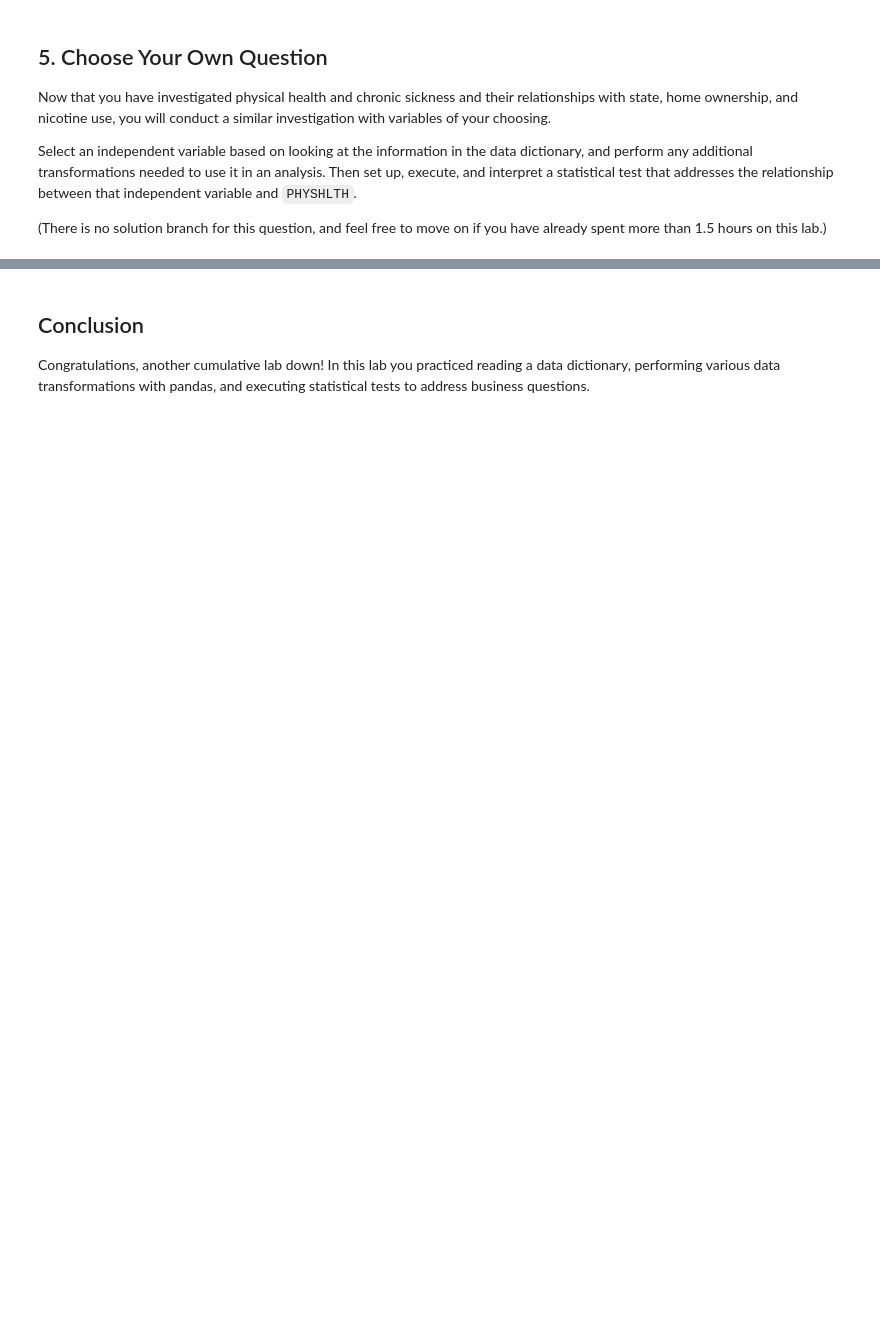
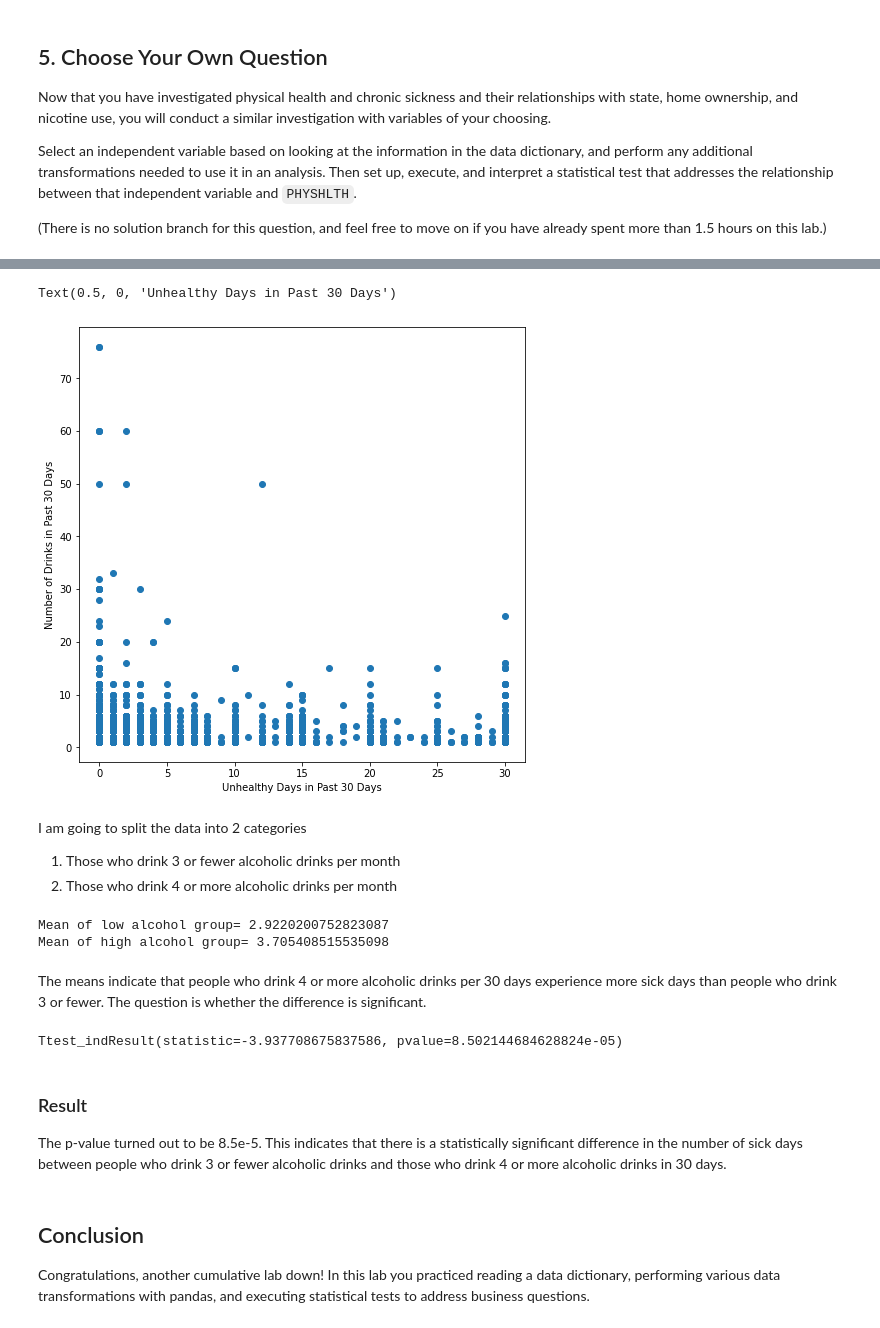
Before and after one commit to daviderics/dsc-hypothesis-testing-lab, a Jupyter notebook: index.ipynb, the cells around one changed output, grey strips where cells are left out. Saved outputs shown, nothing was run; the diff lists cells and outputs as text; code cells hidden in the pictures; blank space fills up the shorter version.

```diff
--- a/index.ipynb
+++ b/index.ipynb
@@ -424,3 +598,46 @@ Select an independent variable based on looking at the information in the data d
+# %%
+# I also just want to check out a scatter plot of PHYSHLTH vs AVEDRNK2
+fig, ax = plt.subplots( figsize = (8,8))
+
+ax.scatter(df.PHYSHLTH, df.AVEDRNK2)
+ax.set_ylabel('Number of Drinks in Past 30 Days')
+ax.set_xlabel('Unhealthy Days in Past 30 Days')
+# %% [output]
+Text(0.5, 0, 'Unhealthy Days in Past 30 Days')
+[figure, added]
+# %% [markdown]
+I am going to split the data into 2 categories
+1. Those who drink 3 or fewer alcoholic drinks per month
+2. Those who drink 4 or more alcoholic drinks per month
+# %%
+# Create new column
+# 1 means person drank 4 or more alcoholic drinks in the last 30 days
+# 0 means 3 or less
+df["DRINK_LOTS"] = 1*(df.AVEDRNK2 >= 4)
+
+df_low_alcohol = df[df.DRINK_LOTS == 0]['PHYSHLTH']
+df_high_alcohol = df[df.DRINK_LOTS == 1]['PHYSHLTH']
+
+print('Mean of low alcohol group=', df_low_alcohol.mean())
+print('Mean of high alcohol group=', df_high_alcohol.mean())
+# %% [output]
+Mean of low alcohol group= 2.9220200752823087
+Mean of high alcohol group= 3.705408515535098
+# %% [markdown]
+The means indicate that people who drink 4 or more alcoholic drinks per 30 days experience more sick days than people who drink 3 or fewer. The question is whether the difference is significant.
+# %%
+"""
+I am going to use a t-test because there are two categories of numerical data.
+Null Hypothesis (H_0): There is no difference in the mean number of sick days between people who drink 3 or fewer alcoholic
+drinks and those who drink 4 or more.
+Alternative Hypothesis (H_a): There IS a difference in the mean number of sick days between the two groups.
+"""
+stats.ttest_ind(df_low_alcohol, df_high_alcohol, equal_var = False)
+# %% [output]
+Ttest_indResult(statistic=-3.937708675837586, pvalue=8.502144684628824e-05)
+# %% [markdown]
+### Result
+The p-value turned out to be 8.5e-5. This indicates that there is a statistically significant difference in the number of sick days between people who drink 3 or fewer alcoholic drinks and those who drink 4 or more alcoholic drinks in 30 days.
 # %% [markdown]
 ## Conclusion
 
```
Also changed, not shown: parts of 26 cells of this notebook.
